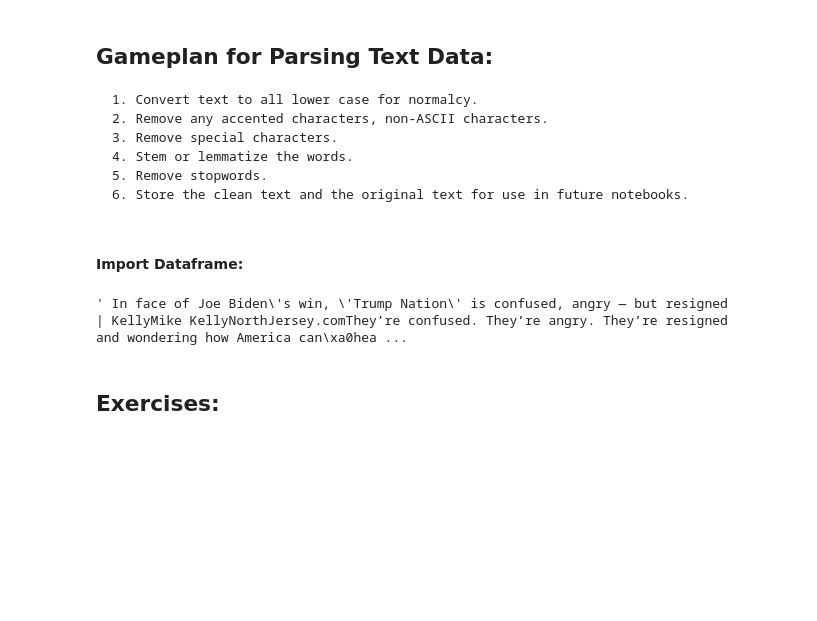
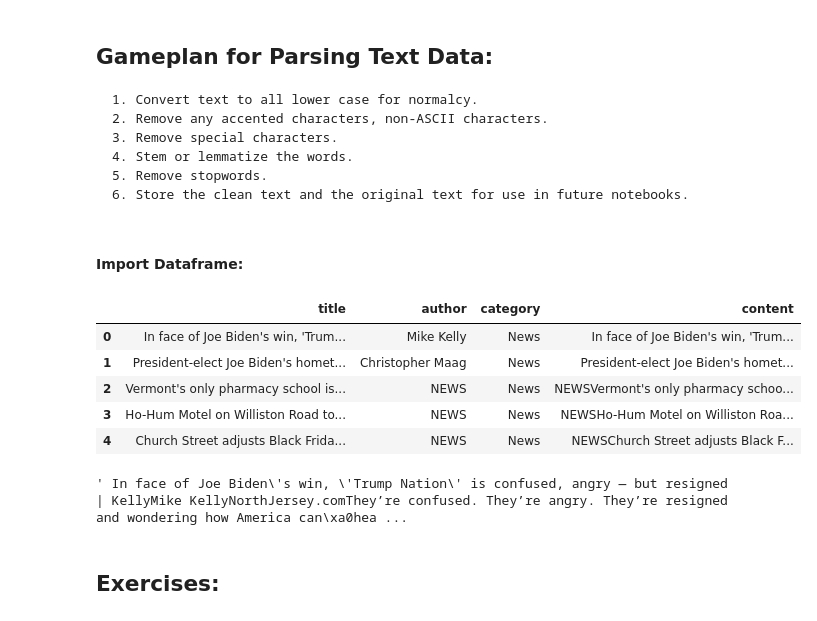
Before and after one commit to CSolitaire/natural-language-processing-exercises, a Jupyter notebook: exercise_prepare.ipynb, the cells around one changed output. Drawn from its saved outputs; the diff is of its cells as text; code cells hidden in the pictures; blank space fills up the shorter version.

```diff
--- a/exercise_prepare.ipynb
+++ b/exercise_prepare.ipynb
@@ -37,10 +37,19 @@ True
 #### Import Dataframe:
 # %%
 news = pd.read_json('news_articles.json')
-original = news.content[0]
-original
+news.head()
 # %% [output]
-' In face of Joe Biden\'s win, \'Trump Nation\' is confused, angry — but resigned | KellyMike KellyNorthJersey.comThey’re confused. They’re angry. They’re resigned and wondering how America can\xa0hea ...
+|  | title | author | category | content |
+| 0 | In face of Joe Biden's win, 'Trum... | Mike Kelly | News | In face of Joe Biden's win, 'Trum... |
+| 1 | President-elect Joe Biden's homet... | Christopher Maag | News | President-elect Joe Biden's homet... |
+| 2 | Vermont's only pharmacy school is... | NEWS | News | NEWSVermont's only pharmacy schoo... |
+| 3 | Ho-Hum Motel on Williston Road to... | NEWS | News | NEWSHo-Hum Motel on Williston Roa... |
+| 4 | Church Street adjusts Black Frida... | NEWS | News | NEWSChurch Street adjusts Black F... |
+# %%
+original = news.content[0]
+original
+# %% [output]
+' In face of Joe Biden\'s win, \'Trump Nation\' is confused, angry — but resigned | KellyMike KellyNorthJersey.comThey’re confused. They’re angry. They’re resigned and wondering how America can\xa0hea ...
 # %% [markdown]
 ## Exercises:
 # %% [markdown]
```
Also changed, not shown: parts of 13 cells of this notebook.
